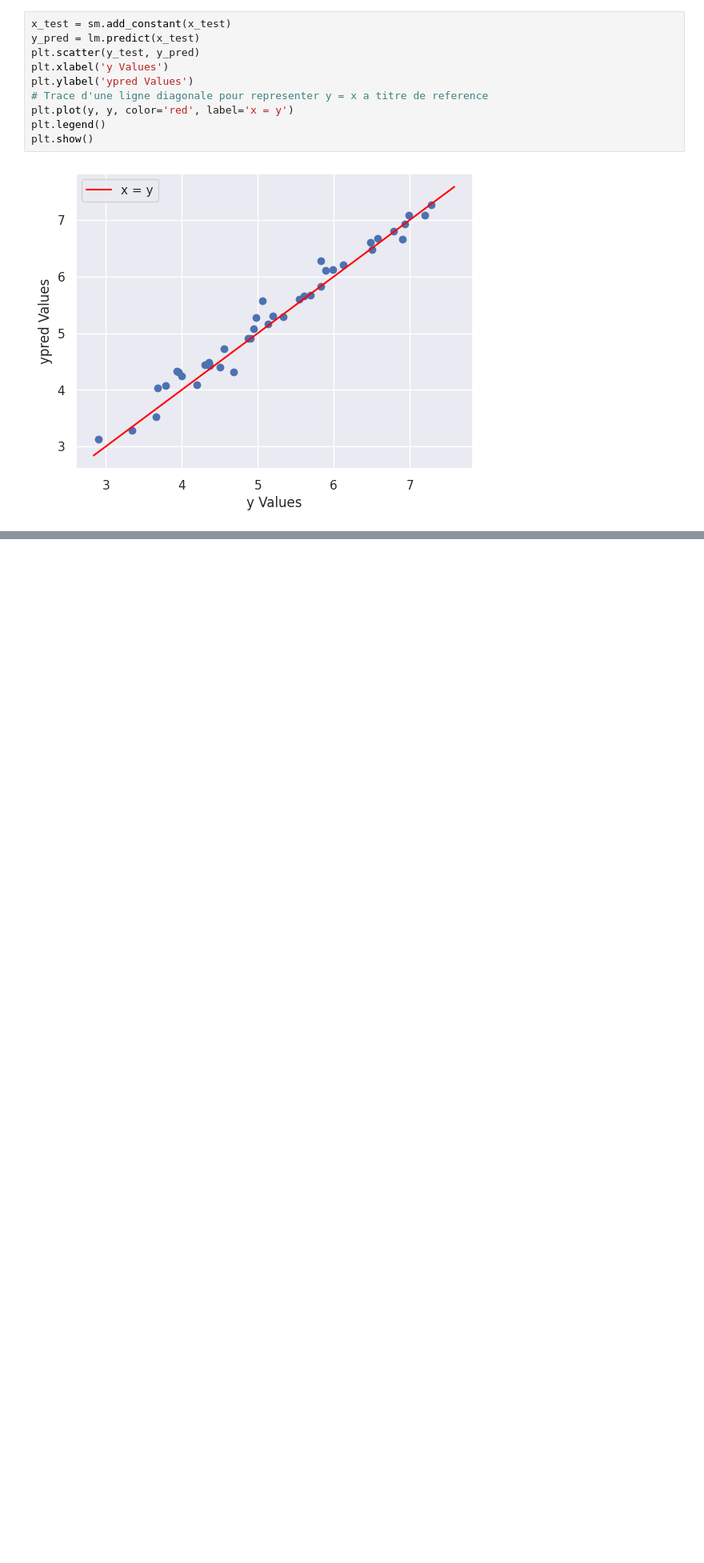
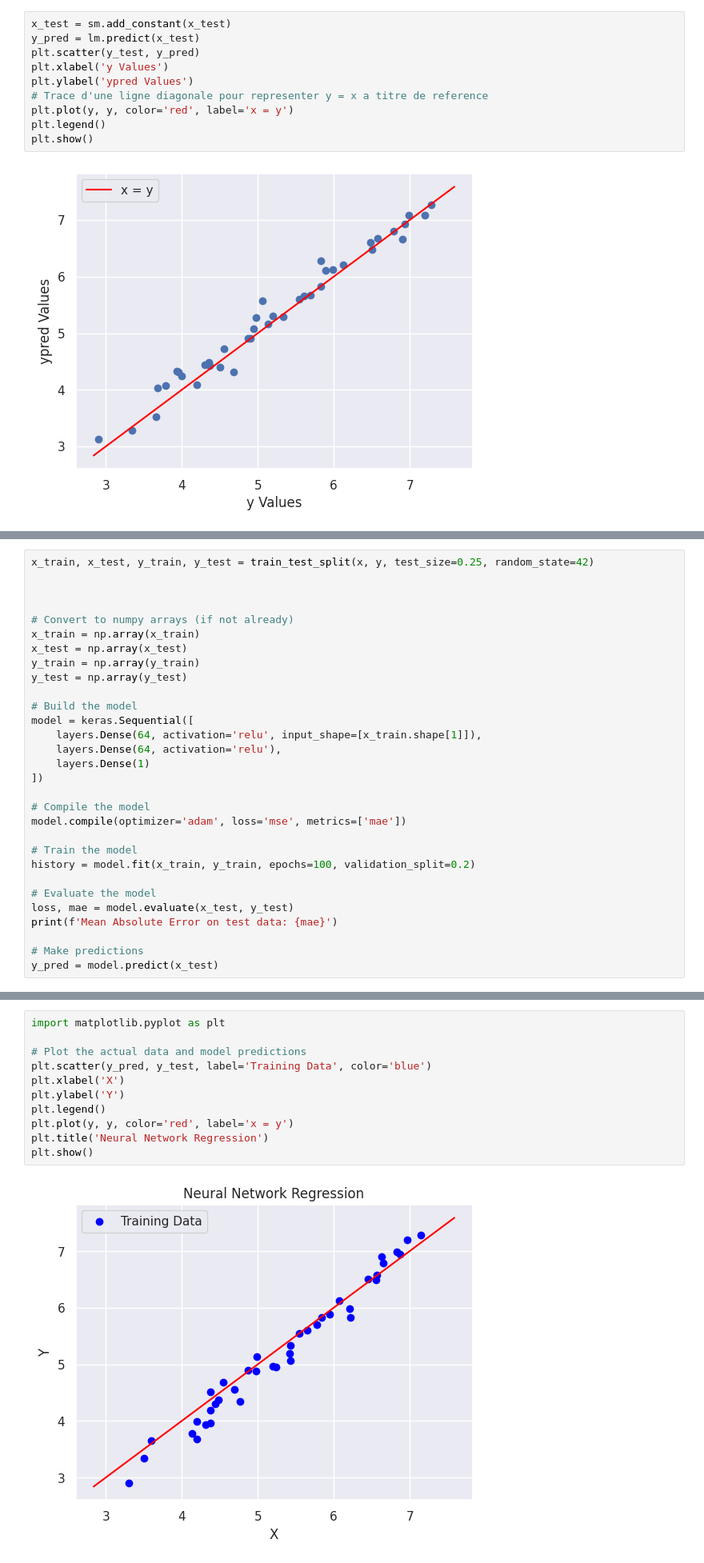
Before and after one commit to Zaid87648326/data-analytics-project, a Jupyter notebook: reglin.ipynb, the cells around one changed output, grey strips where cells are left out. Shown: that part at 80% size. Saved outputs shown, nothing was run; the diff lists cells and outputs as text; blank space fills up the shorter version.

Commit message:
regression done

```diff
--- a/reglin.ipynb
+++ b/reglin.ipynb
@@ -91,0 +106,30 @@ plt.show()
+# %%
+x_train, x_test, y_train, y_test = train_test_split(x, y, test_size=0.25, random_state=42)
+
+
+
+# Convert to numpy arrays (if not already)
+x_train = np.array(x_train)
+x_test = np.array(x_test)
+y_train = np.array(y_train)
+y_test = np.array(y_test)
+
+# Build the model
+model = keras.Sequential([
+    layers.Dense(64, activation='relu', input_shape=[x_train.shape[1]]),
+    layers.Dense(64, activation='relu'),
+    layers.Dense(1)
+])
+
+# Compile the model
+model.compile(optimizer='adam', loss='mse', metrics=['mae'])
+
+# Train the model
+history = model.fit(x_train, y_train, epochs=100, validation_split=0.2)
+
+# Evaluate the model
+loss, mae = model.evaluate(x_test, y_test)
+print(f'Mean Absolute Error on test data: {mae}')
+
+# Make predictions
+y_pred = model.predict(x_test)
@@ -91,0 +155,13 @@ plt.show()
+# %%
+import matplotlib.pyplot as plt
+
+# Plot the actual data and model predictions
+plt.scatter(y_pred, y_test, label='Training Data', color='blue')
+plt.xlabel('X')
+plt.ylabel('Y')
+plt.legend()
+plt.plot(y, y, color='red', label='x = y')
+plt.title('Neural Network Regression')
+plt.show()
+# %% [output]
+[figure, added]
```
Also changed, not shown: parts of 7 cells of this notebook, 1 other file.
